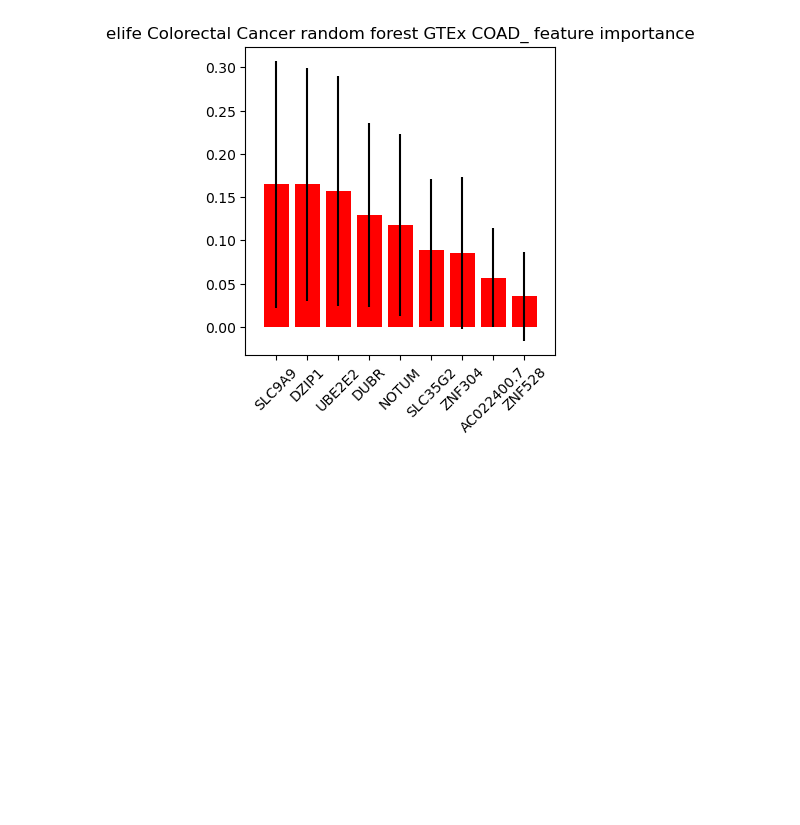
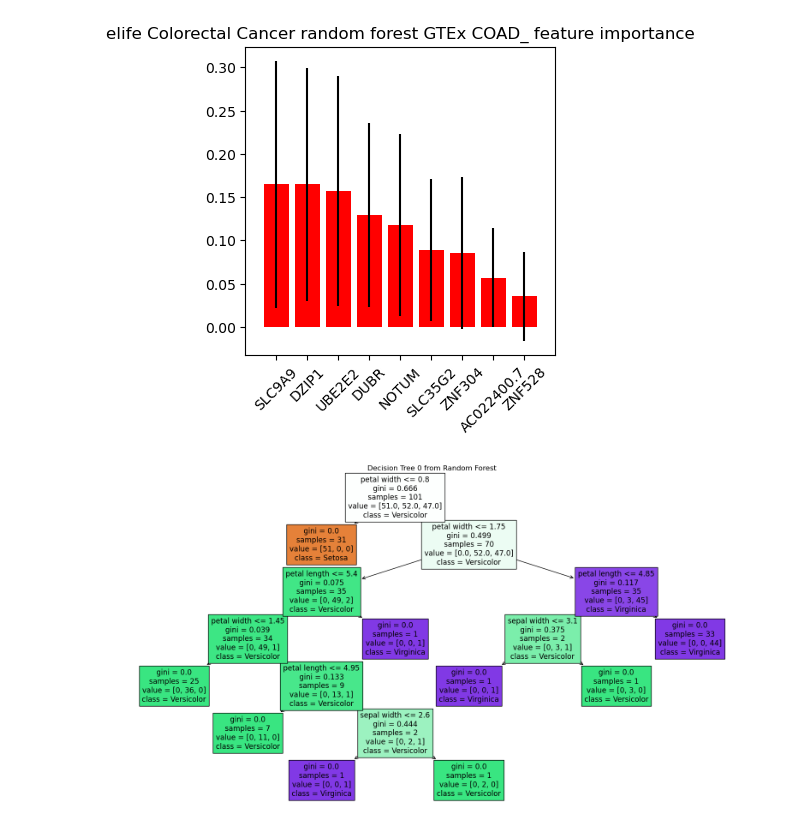
Before and after one commit to aedavids/extraCellularRNA, a Jupyter notebook: intraExtraRNA_POC/jupyterNotebooks/elife/elifeBinaryRandomForestResults.ipynb, the cells around one changed output. Cells and saved outputs as stored; diff of their text form; code cells hidden in the pictures; blank space fills up the shorter version.

Commit message:
add sample code to plot decission trees for iris data set

```diff
--- a/intraExtraRNA_POC/jupyterNotebooks/elife/elifeBinaryRandomForestResults.ipynb
+++ b/intraExtraRNA_POC/jupyterNotebooks/elife/elifeBinaryRandomForestResults.ipynb
@@ -611,3 +611,26 @@ CPU times: user 23.4 s, sys: 2.69 s, total: 26 s
 Wall time: 25.5 s
 [figure]
 [figure]
+# %%
+from sklearn.datasets import load_iris
+from sklearn.ensemble import RandomForestClassifier
+from sklearn.tree import plot_tree
+
+# Load the Iris dataset
+X, y = load_iris(return_X_y=True)
+
+# Train a RandomForestClassifier
+model = RandomForestClassifier(random_state=42, n_estimators=10)  # using 10 trees for simplicity
+model.fit(X, y)
+
+# Select one tree from the forest
+tree_index = 0  # selecting the first tree
+single_tree = model.estimators_[tree_index]
+
+# Plot the selected tree
+plt.figure(figsize=(20,10))
+plot_tree(single_tree, filled=True, feature_names=['sepal length', 'sepal width', 'petal length', 'petal width'], class_names=['Setosa', 'Versicolor', 'Virginica'])
+plt.title(f"Decision Tree {tree_index} from Random Forest")
+plt.show()
+# %% [output]
+[figure, added]
```
Also changed, not shown: parts of 2 cells of this notebook.
